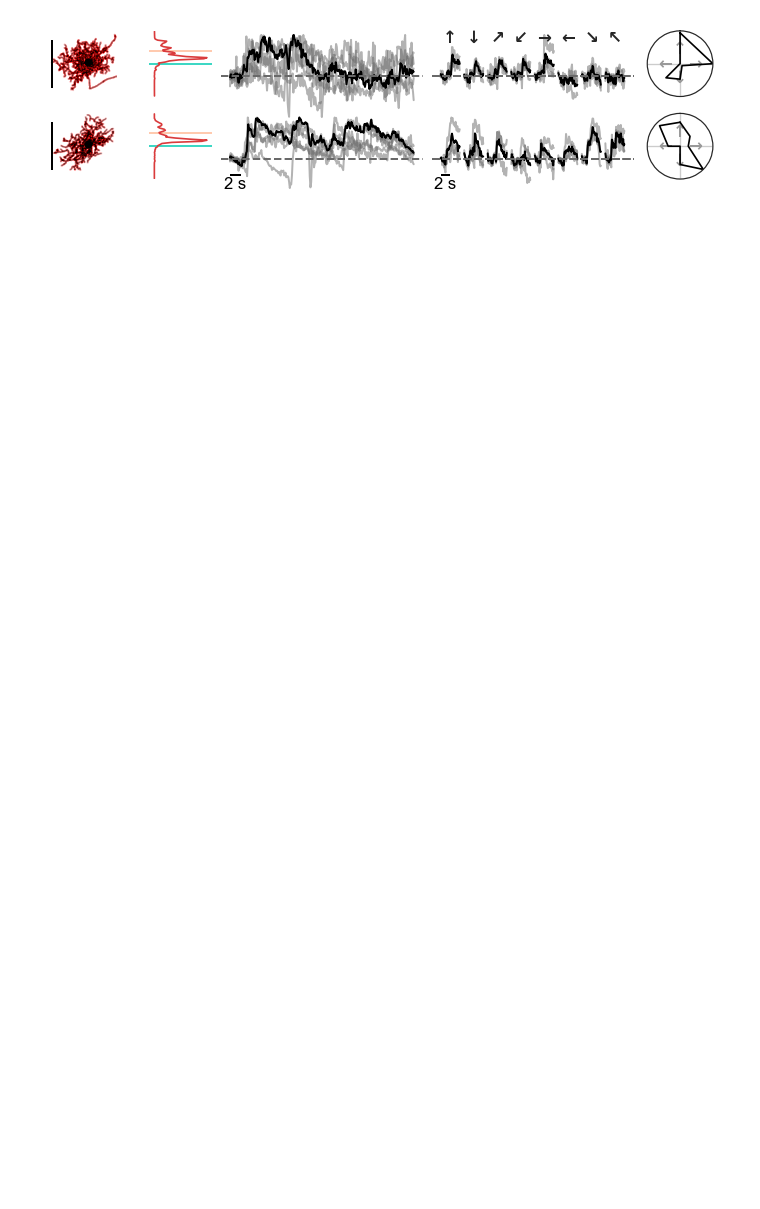
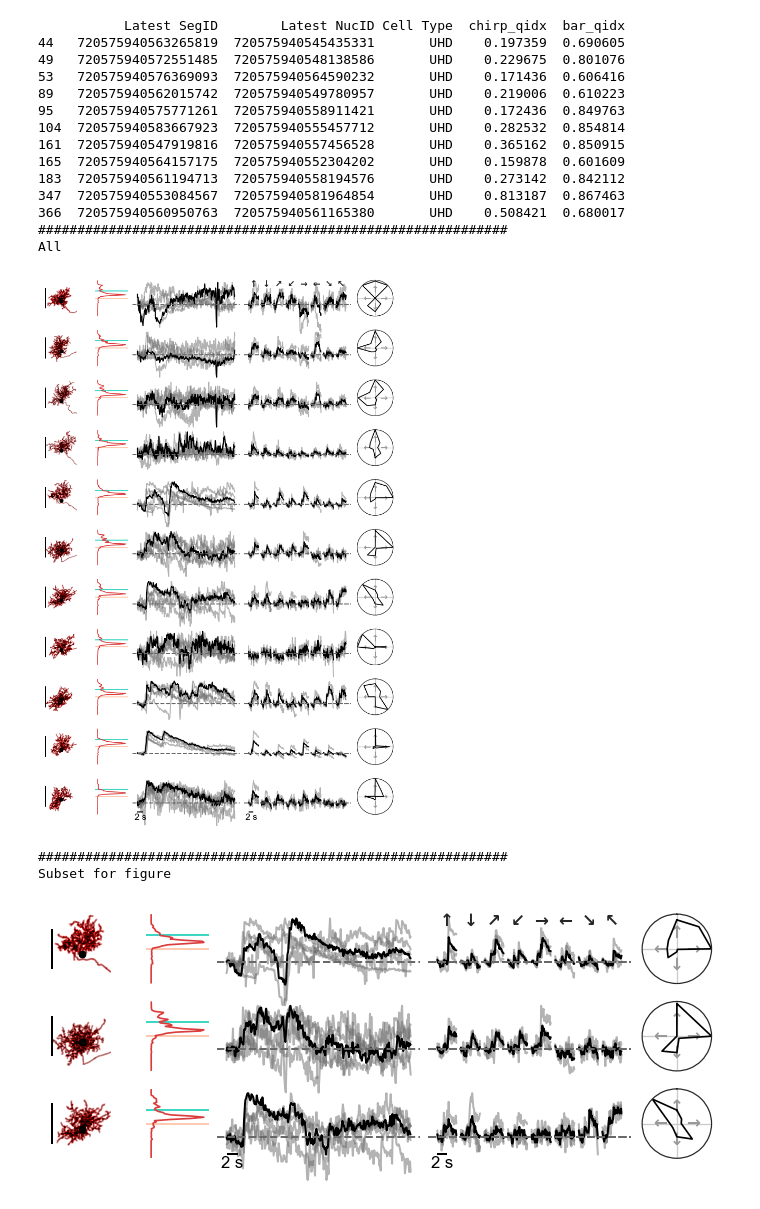
Before and after one commit to eyewire2/eyewire2-functional-analysis, a Jupyter notebook: notebooks/analysis/manuscript/Fig_RGC-examples.ipynb, the cells around one changed output. Saved outputs shown, nothing was run; the diff lists cells and outputs as text; code cells hidden in the pictures; blank space fills up the shorter version.

Commit message:
update all figures for submission

```diff
--- a/notebooks/analysis/manuscript/Fig_RGC-examples.ipynb
+++ b/notebooks/analysis/manuscript/Fig_RGC-examples.ipynb
@@ -19,12 +19,11 @@ df_rois, df_fields, df_outline = data_loader.load_all_dfs(data_folder)
 
 df = data_loader.load_df_rois_morph(
     morph_folder=morph_folder,
-    morph_spreadsheet_filename='Eyewire II Proofread Cells Master List - All Cells 2026-03-17.csv',
-    nuc_col_master='Final NucID',
+    morph_spreadsheet_filename='Eyewire II Proofread Cells Main List - All Cells 2026-05-09b-resource-paper-v2.csv',
+    nuc_col_master='Latest NucID',
     seg_col_master=(
-        'Updated Seg ID\n(Feb 04, 2026)\nIF YOU UPDATE THIS COLUMN, ALSO UPDATE Final SegID!',
-        'Updated Seg ID (Sept 2)',
-        'Final SegID'),
+        'Latest SegID',
+        'Proofread SegID'),
     df_rois=df_rois,
 )
 # %%
@@ -122,5 +121,5 @@ def add_skels(df):
     df['skel'] = df.apply(lambda row: sk.io.load_swc(row['swc_path']) if os.path.isfile(row['swc_path']) else None, axis=1)
     return df
 # %%
-nuc_col_master = 'Final NucID'
+nuc_col_master = 'Latest NucID'
 seg_col_master = 'Final SegID'
@@ -170,31 +181,53 @@ Subset for figure
 # %%
 # https://spelunker.cave-explorer.org/#!middleauth+https://global.daf-apis.com/nglstate/api/v1/5838312064417792
 
+# Confirmed cell type final
 uhd_list = [
-    720575940554823070,
-    720575940555457712,
-    720575940558194576
+    720575940568770345, 720575940557456528, 720575940581964854,
+    720575940561165380, 720575940558194576, 720575940549780957,
+    720575940545435331, 720575940552304202, 720575940562377319,
+    720575940548138586, 720575940554823070, 720575940558911421,
+    720575940564590232, 720575940555457712
 ]
 
 df_type = add_skels(df[
     (df[nuc_col_master].astype(int).isin(uhd_list))
     & ((df.chirp_qidx > 0.45) | (df.bar_qidx > 0.6))
     & (df["Status"] == 'Complete')
 ])
 df_type = df_type[df_type.skel.notnull()]
+
+print(df_type[['Latest SegID', 'Latest NucID', 'Cell Type', 'chirp_qidx', 'bar_qidx']])
 
 if len(df_type) > 3:
     print('#' * 60)
     print('All')
 
     fig, axs = plot_cells(df_type)
     plt.show()
 
     print('#' * 60)
     print('Subset for figure')
 
-fig, axs = plot_cells(df_type.iloc[:3])
+fig, axs = plot_cells(df_type.iloc[4:7])
 plt.savefig('./figures/examples_uhd.svg', transparent=True, dpi=600)
 plt.show()
 # %% [output]
+           Latest SegID        Latest NucID Cell Type  chirp_qidx  bar_qidx
+44   720575940563265819  720575940545435331       UHD    0.197359  0.690605
+49   720575940572551485  720575940548138586       UHD    0.229675  0.801076
+53   720575940576369093  720575940564590232       UHD    0.171436  0.606416
+89   720575940562015742  720575940549780957       UHD    0.219006  0.610223
+95   720575940575771261  720575940558911421       UHD    0.172436  0.849763
+104  720575940583667923  720575940555457712       UHD    0.282532  0.854814
+161  720575940547919816  720575940557456528       UHD    0.365162  0.850915
+165  720575940564157175  720575940552304202       UHD    0.159878  0.601609
+183  720575940561194713  720575940558194576       UHD    0.273142  0.842112
+347  720575940553084567  720575940581964854       UHD    0.813187  0.867463
+366  720575940560950763  720575940561165380       UHD    0.508421  0.680017
+############################################################
+All
-[figure, old version]
+[figure, new version]
+############################################################
+Subset for figure
+[figure, added]
```
Also changed, not shown: parts of 5 cells of this notebook, 12 other files.
